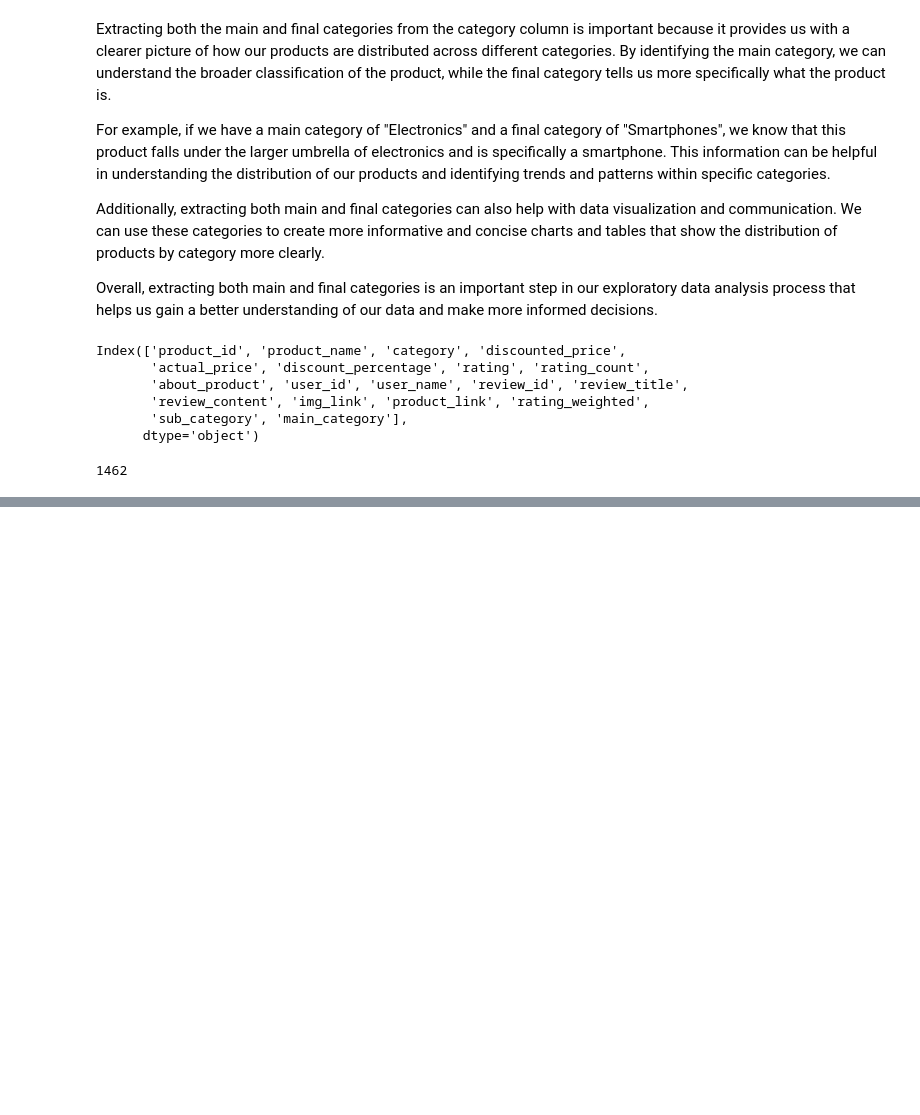
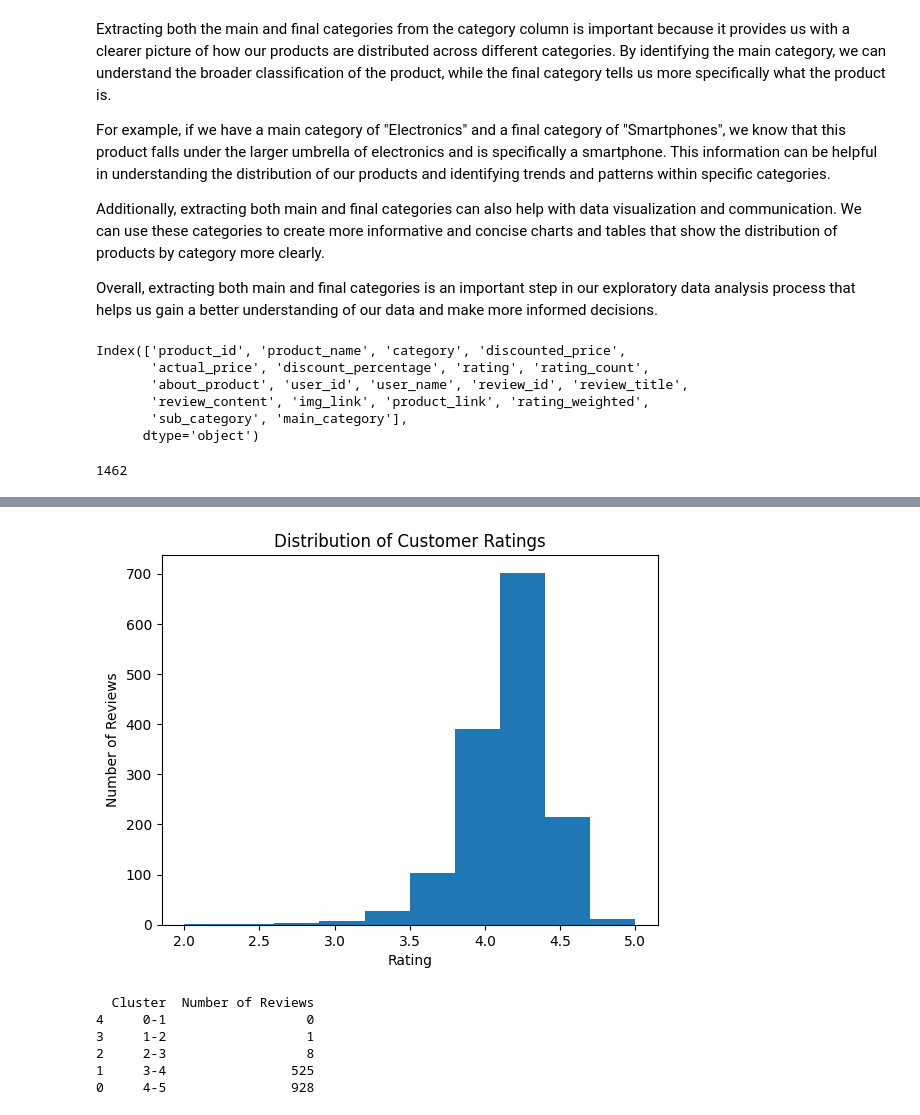
Before and after one commit to QaziSaim/Amazon_Product_Analysis-Recommendation-System, a Jupyter notebook: Amazon_Product_Analysis_&_Recommendation_System.ipynb, the cells around one changed output, grey strips where cells are left out. Drawn from its saved outputs; the diff is of its cells as text; code cells hidden in the pictures; blank space fills up the shorter version.

```diff
--- a/Amazon_Product_Analysis_&_Recommendation_System.ipynb
+++ b/Amazon_Product_Analysis_&_Recommendation_System.ipynb
@@ -276,0 +356,22 @@ df.head()
+# %%
+# 3.2 Analyze the distribution of customer ratings using a histogram.
+# Plot histogram
+plt.hist(df['rating'])
+plt.xlabel('Rating')
+plt.ylabel('Number of Reviews')
+plt.title('Distribution of Customer Ratings')
+plt.show()
+
+# Create table with values per cluster
+bins = [0,1,2,3,4,5]
+df['cluster'] = pd.cut(df['rating'],bins = bins, include_lowest=True,labels = ['0-1','1-2','2-3','3-4','4-5'])
+table = df['cluster'].value_counts().reset_index().sort_values('index').rename(columns = {'index': 'Cluster','cluster':'Number of Reviews'})
+print(table)
+# %% [output]
+[figure, added]
+  Cluster  Number of Reviews
+4     0-1                  0
+3     1-2                  1
+2     2-3                  8
+1     3-4                525
+0     4-5                928
```
Also changed, not shown: parts of 9 cells of this notebook.
